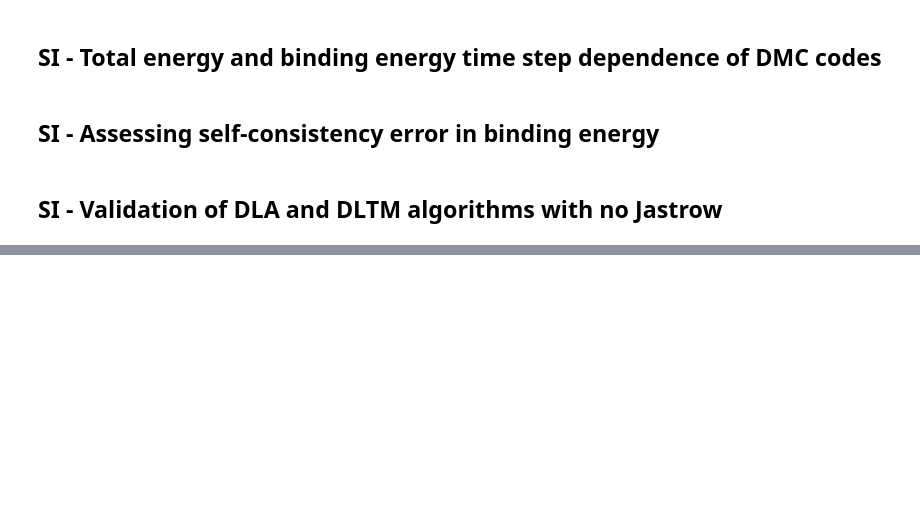
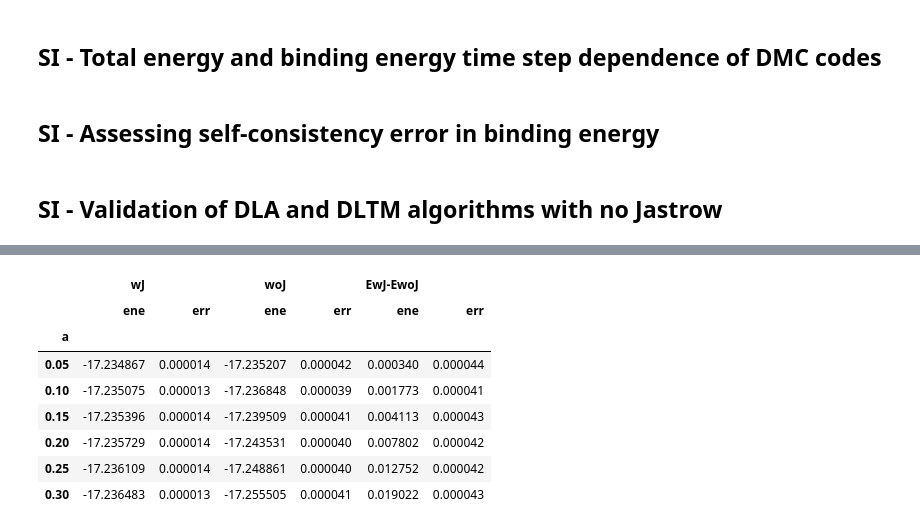
Before and after one commit to zenandrea/DMC-reproducibility, a Jupyter notebook: analysis.ipynb, the cells around one changed output, grey strips where cells are left out. Cells and saved outputs as stored; diff of their text form; code cells hidden in the pictures; blank space fills up the shorter version.

```diff
--- a/analysis.ipynb
+++ b/analysis.ipynb
@@ -113,19 +114,21 @@ method_rename = lambda x: 'DTM' if x=='DLTM' else x
 dmc_code_info ={
     'Amolqc': {'methods_and_folders': {x: 'Amolqc' for x in ['DLA']}, 'label': 'Amolqc', 'color': '#e6194B', 'discretization': 'tau'},
     'CASINO': {'methods_and_folders': {x: 'CASINO' for x in['LA','TM','DLA','DLTM']}, 'label': 'CASINO', 'color': '#f58231', 'discretization': 'tau'},
-    'CHAMP-US': {'methods_and_folders': {x:'CHAMP-US' for x in ['LA','TM']}, 'label': 'CHAMP-US', 'color': '#ffe119', 'discretization': 'tau'},
-    'CHAMP-EU': {'methods_and_folders': {x:'CHAMP-EU' for x in ['LA','TM']} , 'label': 'CHAMP-EU', 'color': '#bfef45', 'discretization': 'tau'},
+    'CHAMP-EU': {'methods_and_folders': {x:'CHAMP-EU' for x in ['LA','TM']} , 'label': 'CHAMP-EU', 'color': '#ffe119', 'discretization': 'tau'},
+    'CHAMP-US': {'methods_and_folders': {x:'CHAMP-US' for x in ['LA','TM']}, 'label': 'CHAMP-US', 'color': '#bfef45', 'discretization': 'tau'},
     'CMQMC': {'methods_and_folders': {x:'CMQMC' for x in ['LA','TM','DLA','DLTM']}, 'label': 'CMQMC', 'color': '#3cb44b', 'discretization': 'tau'},
     'PyQMC': {'methods_and_folders': {x:'PyQMC' for x in ['LA','TM','DLA']}, 'label': 'PyQMC', 'color': '#42d4f4', 'discretization': 'tau'},
     'QMC=Chem': {'methods_and_folders': {x:'QMC=Chem' for x in ['DLA']}, 'label': 'QMC=Chem', 'color': '#4363d8', 'discretization': 'tau'},
-    #'QMCPACK': {'methods_and_folders': {'LA': 'QMCPACK_complex' , 'TM': 'QMCPACK_new', 'DLA': 'QMCPACK_new', 'DLTM': 'QMCPACK_new'}, 'label': 'QMCPACK', 'color': '#911eb4', 'discretization': 'tau'},
     'QMCPACK': {'methods_and_folders': {x: 'QMCPACK' for x in['LA','TM','DLA','DLTM']}, 'label': 'QMCPACK', 'color': '#911eb4', 'discretization': 'tau'},
     'QMeCha': {'methods_and_folders': {x:'QMeCha' for x in ['LA','DLA']}, 'label': 'QMeCha', 'color': '#f032e6', 'discretization': 'tau'},
     'QWalk': {'methods_and_folders': {x:'QWalk_noncov' for x in ['LA','TM','DLA']}, 'label': 'QWalk', 'color': '#800000', 'discretization': 'tau'},
+    'TurboRVB-DMC': {'methods_and_folders': {x:'TurboRVB-DMC' for x in ['TM']}, 'label': 'TurboRVB', 'color': '#469990', 'discretization': 'tau'},
+    'TurboRVB-LRDMC': {'methods_and_folders': {x:'TurboRVB-LRDMC' for x in ['TM','DLA','DLTM']}, 'label': 'TurboRVB (LRDMC)', 'color': '#808000', 'discretization': 'a'}
+}
+
+    #'QMCPACK': {'methods_and_folders': {'LA': 'QMCPACK_complex' , 'TM': 'QMCPACK_new', 'DLA': 'QMCPACK_new', 'DLTM': 'QMCPACK_new'}, 'label': 'QMCPACK', 'color': '#911eb4', 'discretization': 'tau'},
     #'TurboRVB_DMC': {'methods_and_folders': {x:'TurboRVB_DMCv2' for x in ['TM']}, 'label': 'TurboRVB (DMC)', 'color': '#469990', 'discretization': 'tau'},
-    'TurboRVB-DMC': {'methods_and_folders': {x:'TurboRVB-DMC' for x in ['TM']}, 'label': 'TurboRVB', 'color': '#469990', 'discretization': 'tau'},
-    #'TurboRVB-LRDMC': {'methods_and_folders': {x:'TurboRVB-LRDMC' for x in ['TM','DLA','DLTM']}, 'label': 'TurboRVB (LRDMC)', 'color': '#808000', 'discretization': 'a'}
-}
+
 
 method_codes_dict = {
     'LA': [code for code in dmc_code_info.keys() if 'LA' in dmc_code_info[code]['methods_and_folders'].keys()],
@@ -190,7 +194,7 @@ if reanalyze_data:
                 fitting_data['x'] = x_axis( fitting_data, code )
                 fitting_data_trunc = fitting_data[ fitting_data.x <= taumax ].dropna()
 
-                if code in ['TurboRVB-DMC','QMC=Chem']:
+                if code in ['TurboRVB-DMC','TurboRVB-LRDMC','QMC=Chem']:
                     fitting_function = fun_cub
                 else:
                     fitting_function = fun_quad
@@ -765,7 +772,11 @@ for code in dmc_code_info: #Amolqc','CASINO','CMQMC','QMC=Chem','QMCPACK','QMeCh
             energy_data_with_J = pd.read_csv(
                         f'Codes_Data/{dmc_code_info[code]["methods_and_folders"][method]}/energy_w_{method}.csv',
                         names=[dmc_code_info[code]["discretization"], 'ene','err'], decimal='.', header=None, index_col=dmc_code_info[code]["discretization"])
-            h2o_total_energy_validation[method][code] = energy_data_with_J - energy_data_no_J
+            df = pd.concat( { 'wJ':energy_data_with_J, 'woJ':energy_data_no_J }, axis=1 )
+            df.sort_index(inplace=True)
+            df[('DE','ene')] =  ( df[('wJ','ene')] - df[('woJ','ene')] )
+            df[('DE','err')] =  ( df[('wJ','err')]**2 + df[('woJ','err')]**2 )**0.5
+            h2o_total_energy_validation[method][code] = df['DE'].copy()
         except:
             pass
 
@@ -796,0 +841,12 @@ fig.savefig(f'Figures/Fig_SI_DLA_DTM_validation.png')
+# %%
+df
+# %% [output]
+|  | wJ |  | woJ |  | EwJ-EwoJ |  |
+|  | ene | err | ene | err | ene | err |
+| a |  |  |  |  |  |  |
+| 0.05 | -17.234867 | 0.000014 | -17.235207 | 0.000042 | 0.000340 | 0.000044 |
+| 0.10 | -17.235075 | 0.000013 | -17.236848 | 0.000039 | 0.001773 | 0.000041 |
+| 0.15 | -17.235396 | 0.000014 | -17.239509 | 0.000041 | 0.004113 | 0.000043 |
+| 0.20 | -17.235729 | 0.000014 | -17.243531 | 0.000040 | 0.007802 | 0.000042 |
+| 0.25 | -17.236109 | 0.000014 | -17.248861 | 0.000040 | 0.012752 | 0.000042 |
+| 0.30 | -17.236483 | 0.000013 | -17.255505 | 0.000041 | 0.019022 | 0.000043 |
```
Also changed, not shown: parts of 9 cells of this notebook, 30 other files.
